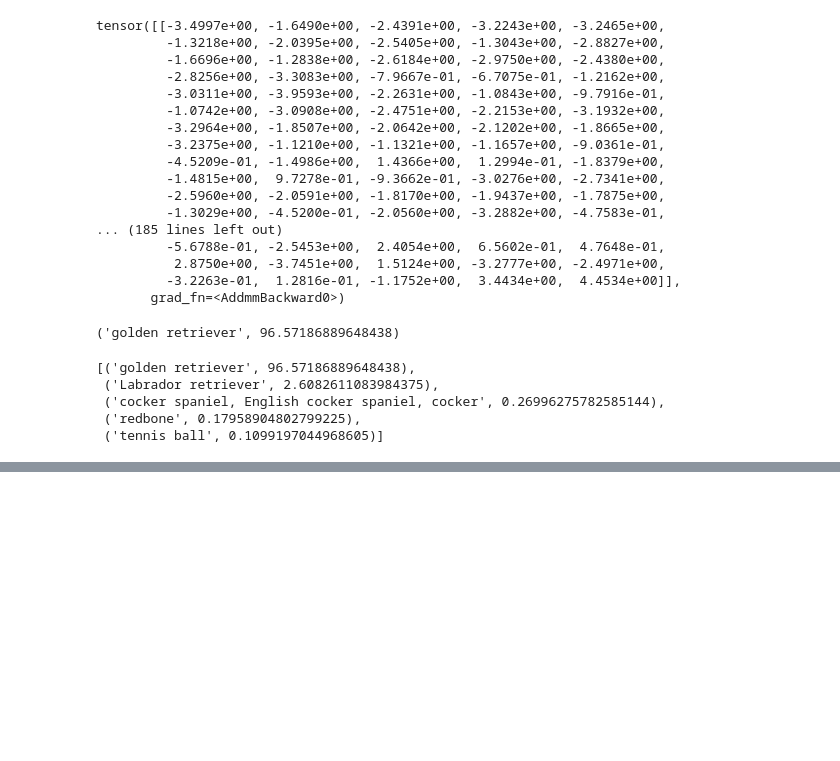
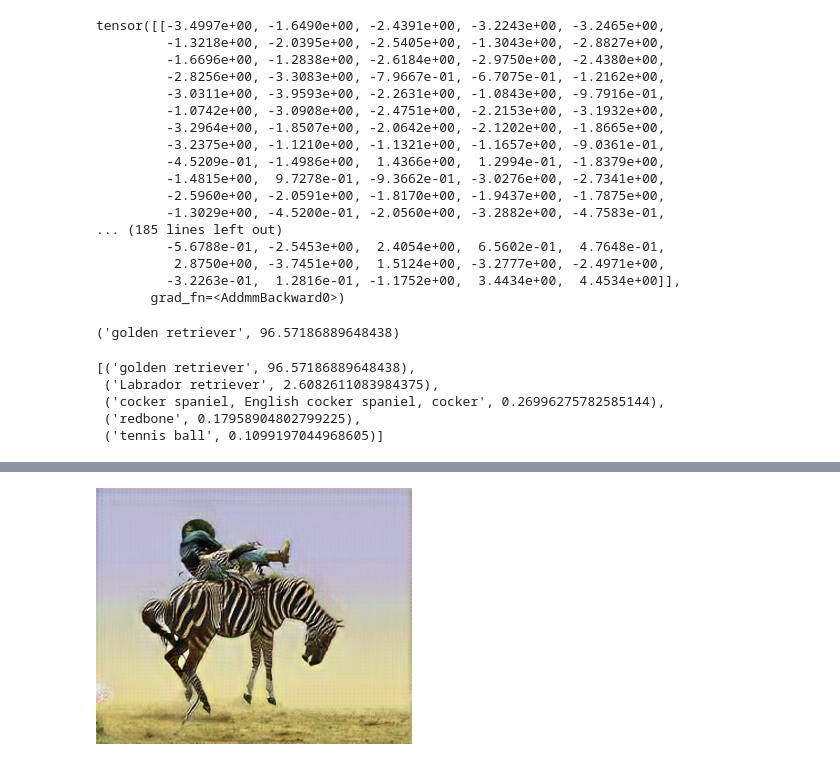
Before and after one commit to cosheimil/ml_learning, a Jupyter notebook: pytorch_learning/p1_ch2.ipynb, the cells around one changed output, grey strips where cells are left out. Cells and saved outputs as stored; diff of their text form; code cells hidden in the pictures; blank space fills up the shorter version.

```diff
--- a/pytorch_learning/p1_ch2.ipynb
+++ b/pytorch_learning/p1_ch2.ipynb
@@ -150,0 +277,4 @@ _, indices = torch.sort(out, descending=True)
+# %%
+out_img
+# %% [output]
+[figure, added]
```
Also changed, not shown: parts of 11 cells of this notebook.
